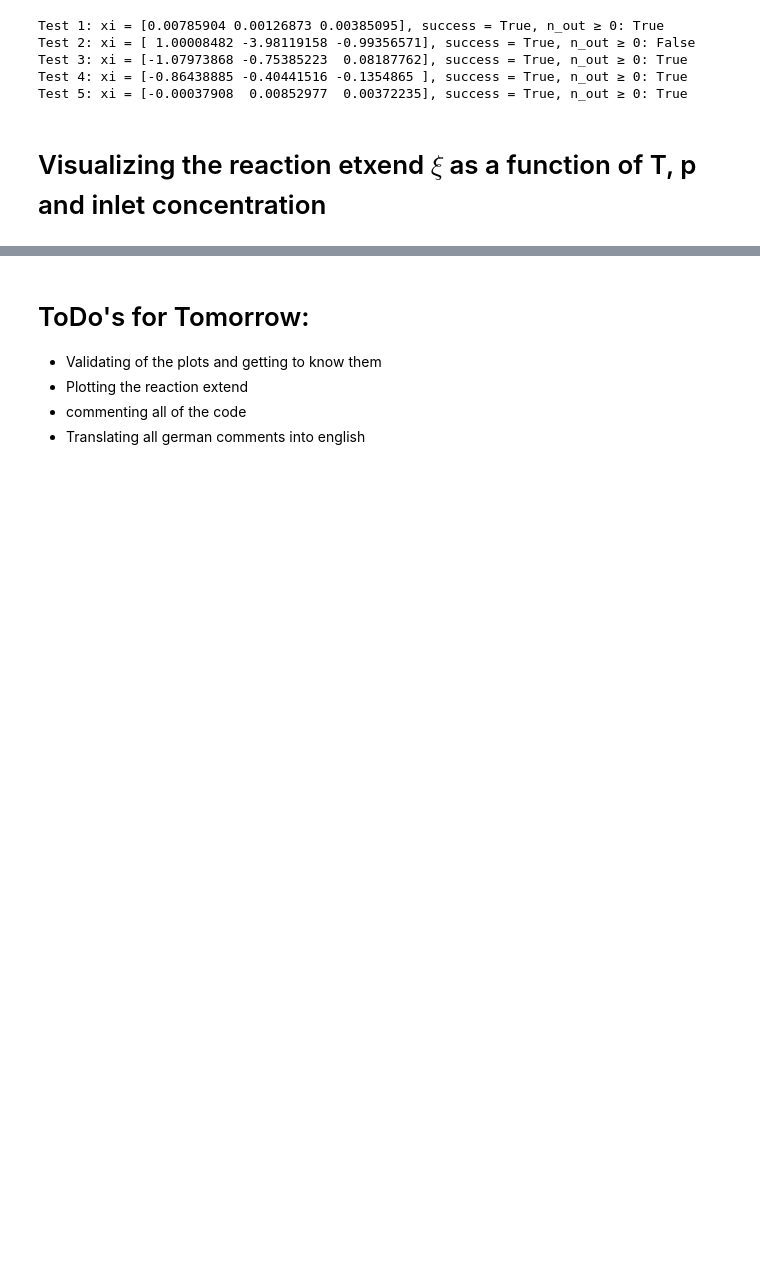
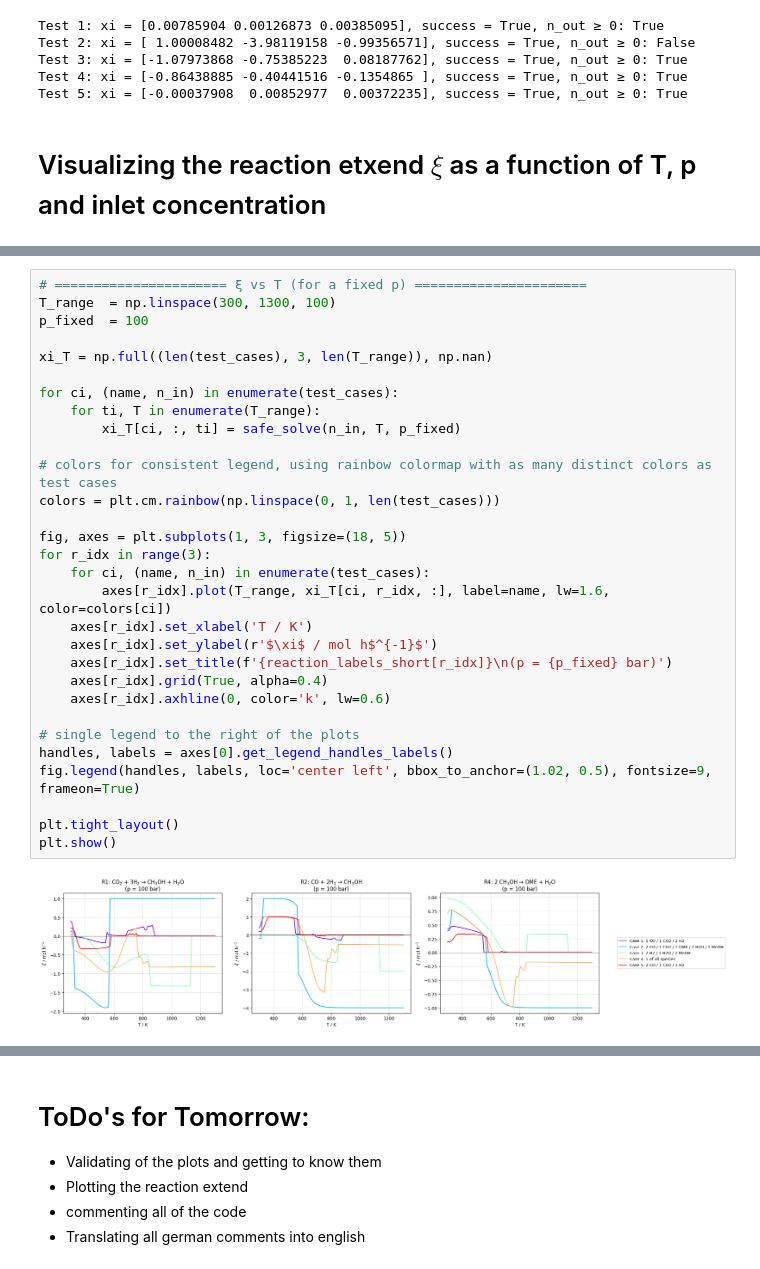
Before and after one commit to PeterSchoenung/CRE3-Assignment-2, a Jupyter notebook: CRE3_Assignment2_Group_5.ipynb, the cells around one changed output, grey strips where cells are left out. Cells and saved outputs as stored; diff of their text form; blank space fills up the shorter version.

```diff
--- a/CRE3_Assignment2_Group_5.ipynb
+++ b/CRE3_Assignment2_Group_5.ipynb
@@ -931,0 +864,32 @@ plt.show()
+# %%
+# ====================== ξ vs T (for a fixed p) ======================
+T_range  = np.linspace(300, 1300, 100)
+p_fixed  = 100
+
+xi_T = np.full((len(test_cases), 3, len(T_range)), np.nan)
+
+for ci, (name, n_in) in enumerate(test_cases):
+    for ti, T in enumerate(T_range):
+        xi_T[ci, :, ti] = safe_solve(n_in, T, p_fixed)
+
+# colors for consistent legend, using rainbow colormap with as many distinct colors as test cases
+colors = plt.cm.rainbow(np.linspace(0, 1, len(test_cases)))
+
+fig, axes = plt.subplots(1, 3, figsize=(18, 5))
+for r_idx in range(3):
+    for ci, (name, n_in) in enumerate(test_cases):
+        axes[r_idx].plot(T_range, xi_T[ci, r_idx, :], label=name, lw=1.6, color=colors[ci])
+    axes[r_idx].set_xlabel('T / K')
+    axes[r_idx].set_ylabel(r'$\xi$ / mol h$^{-1}$')
+    axes[r_idx].set_title(f'{reaction_labels_short[r_idx]}\n(p = {p_fixed} bar)')
+    axes[r_idx].grid(True, alpha=0.4)
+    axes[r_idx].axhline(0, color='k', lw=0.6)
+
+# single legend to the right of the plots
+handles, labels = axes[0].get_legend_handles_labels()
+fig.legend(handles, labels, loc='center left', bbox_to_anchor=(1.02, 0.5), fontsize=9, frameon=True)
+
+plt.tight_layout()
+plt.show()
+# %% [output]
+[figure, added]
```
Also changed, not shown: parts of 6 cells of this notebook.
